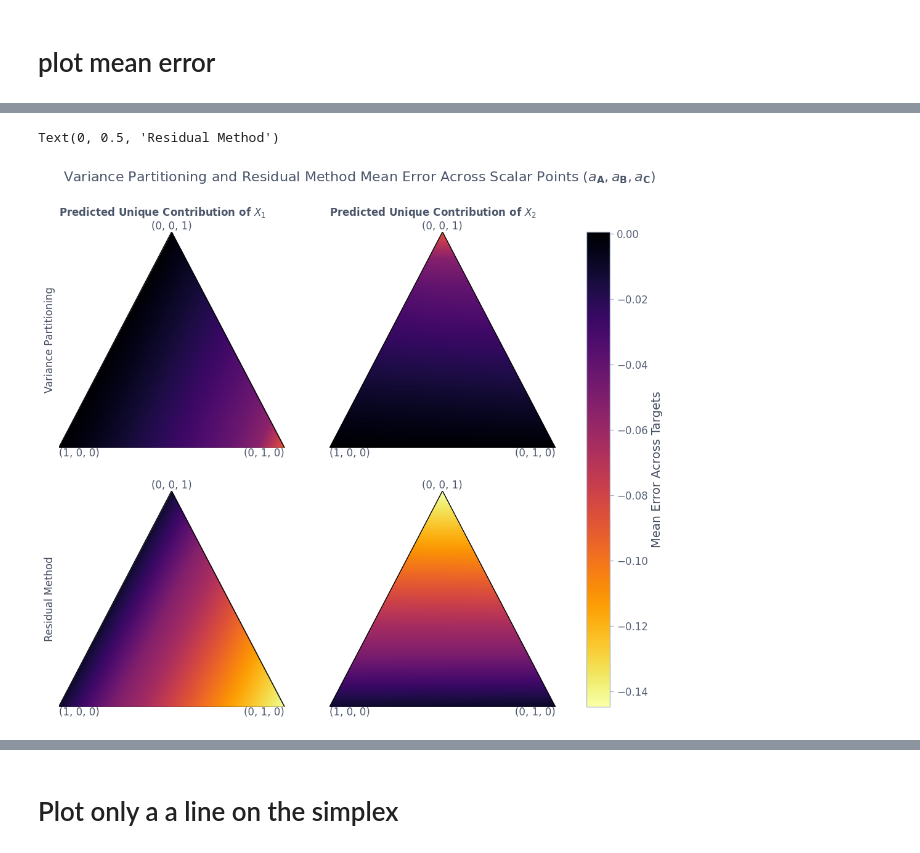
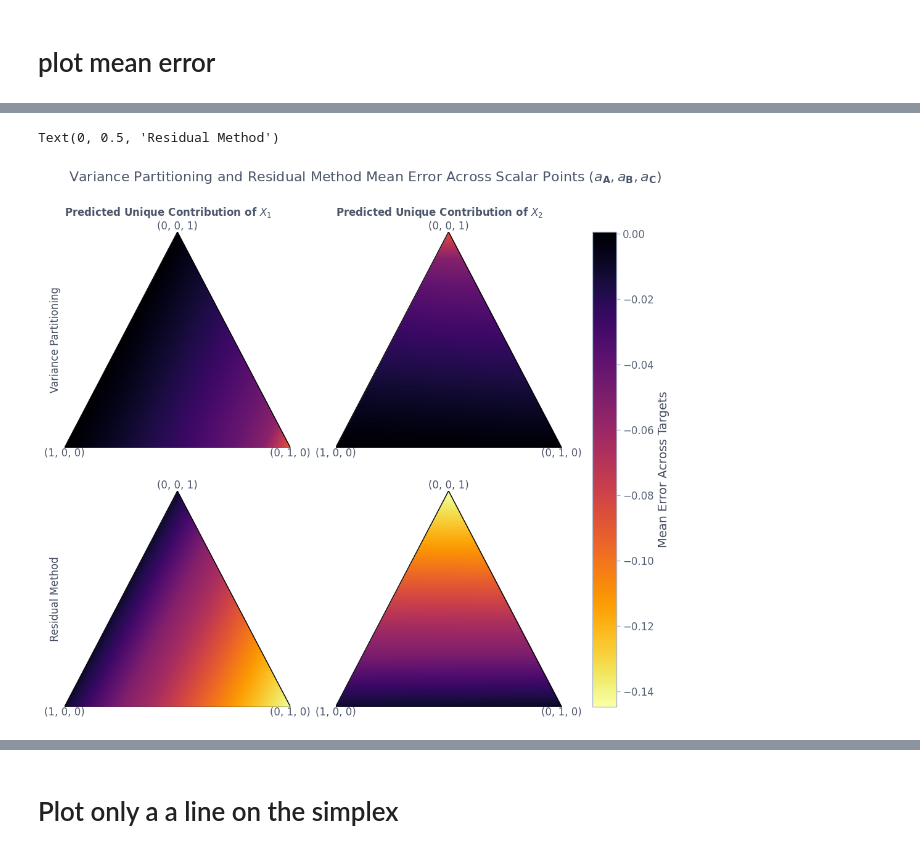
Before and after one commit to leo-schultheiss/compare_variance_residual, a Jupyter notebook: compare_variance_residual/plot_scalars_simplex.ipynb, the cells around one changed output, grey strips where cells are left out. Drawn from its saved outputs; the diff is of its cells as text; code cells hidden in the pictures.

```diff
--- a/compare_variance_residual/plot_scalars_simplex.ipynb
+++ b/compare_variance_residual/plot_scalars_simplex.ipynb
@@ -149,12 +148,9 @@ def plot_simplex(metric_values, interp_type='linear', fig=None, ax=None, min_tot
             ax.scatter(x, y, c=metric_values[i], cmap=cmap, vmin=vmin, vmax=vmax, marker='^')
 
     # Add corner labels
-    ax.text(corners[0, 0], corners[0, 1], corner_labels[0],
-            ha='left', va='top')
-    ax.text(corners[1, 0], corners[1, 1], corner_labels[1],
-            ha='right', va='top')
-    ax.text(corners[2, 0], corners[2, 1], corner_labels[2],
-            ha='center', va='bottom')
+    for i, label in enumerate(corner_labels):
+        ax.text(corners[i, 0], corners[i, 1], corner_labels[i],
+                ha='center', va='bottom' if i == 2 else 'top')
 
     # Remove x and y axes
     ax.set_xticks([])
@@ -262,10 +258,10 @@ plot_simplex(np.random.rand(len(scalars_list)), plot_coords=True)
 # %% [markdown]
 # plot mean error
 # %%
-vp_x1_mean_predicted = []
-vp_x2_mean_errors = []
-rm_x1_mean_predicted = []
-rm_x2_mean_errors = []
+vp_x1_mean_error_predicted = []
+vp_x2_mean_error_predicted = []
+rm_x1_mean_error_predicted = []
+rm_x2_mean_error_predicted = []
 
 vp_x1_std_errors = []
 vp_x2_std_errors = []
@@ -282,10 +278,10 @@ for scalars in scalars_list:
     rm_x1_error = scores["rm_x1_unique_score"] - scalars[1]
     rm_x2_error = scores["rm_x2_unique_score"] - scalars[2]
 
-    vp_x1_mean_predicted.append(vp_x1_error.mean())
-    vp_x2_mean_errors.append(vp_x2_error.mean())
-    rm_x1_mean_predicted.append(rm_x1_error.mean())
-    rm_x2_mean_errors.append(rm_x2_error.mean())
+    vp_x1_mean_error_predicted.append(vp_x1_error.mean())
+    vp_x2_mean_error_predicted.append(vp_x2_error.mean())
+    rm_x1_mean_error_predicted.append(rm_x1_error.mean())
+    rm_x2_mean_error_predicted.append(rm_x2_error.mean())
     vp_x1_std_errors.append(vp_x1_error.std())
     vp_x2_std_errors.append(vp_x2_error.std())
     rm_x1_std_errors.append(rm_x1_error.std())
@@ -332,30 +328,30 @@ Text(0.0, 1.05, 'Residual Method')
 # %%
 fig, axs = plt.subplots(2, 2, figsize=(13, 10))
 
-min_total = min(min(vp_x1_mean_predicted), min(vp_x2_mean_errors), min(rm_x1_mean_predicted), min(rm_x2_mean_errors))
-max_total = max(max(vp_x1_mean_predicted), max(vp_x2_mean_errors), max(rm_x1_mean_predicted), max(rm_x2_mean_errors))
+min_total = min(min(vp_x1_mean_error_predicted), min(vp_x2_mean_error_predicted), min(rm_x1_mean_error_predicted), min(rm_x2_mean_error_predicted))
+max_total = max(max(vp_x1_mean_error_predicted), max(vp_x2_mean_error_predicted), max(rm_x1_mean_error_predicted), max(rm_x2_mean_error_predicted))
 
-_, _, im_vp_x1 = plot_simplex(vp_x1_mean_predicted, ax=axs[0, 0], min_total=min_total, max_total=max_total)
-_, _, im_vp_x2 = plot_simplex(vp_x2_mean_errors, ax=axs[0, 1], min_total=min_total, max_total=max_total)
-_, _, im_rm_x1 = plot_simplex(rm_x1_mean_predicted, ax=axs[1, 0], min_total=min_total, max_total=max_total)
-_, _, im_rm_x2 = plot_simplex(rm_x2_mean_errors, ax=axs[1, 1], min_total=min_total, max_total=max_total)
+_, _, im_vp_x1 = plot_simplex(vp_x1_mean_error_predicted, ax=axs[0, 0], min_total=min_total, max_total=max_total)
+_, _, im_vp_x2 = plot_simplex(vp_x2_mean_error_predicted, ax=axs[0, 1], min_total=min_total, max_total=max_total)
+_, _, im_rm_x1 = plot_simplex(rm_x1_mean_error_predicted, ax=axs[1, 0], min_total=min_total, max_total=max_total)
+_, _, im_rm_x2 = plot_simplex(rm_x2_mean_error_predicted, ax=axs[1, 1], min_total=min_total, max_total=max_total)
 
 # add colorbar based on max values to figure
 cbar = fig.colorbar(im_vp_x1, ax=axs)
 cbar.set_label('Mean Error Across Targets')
 
 fig.suptitle(r"Variance Partitioning and Residual Method Mean Error Across Scalar Points $(a_\mathbf{A}, a_\mathbf{B}, a_\mathbf{C})$", fontsize=16)
 
 # add column wise titles
 axs[0, 0].set_title(r'Predicted Unique Contribution of $X_1$', y=1.05, fontsize=12)
 axs[0, 1].set_title(r'Predicted Unique Contribution of $X_2$', y=1.05, fontsize=12)
 
 # add row titles
 axs[0, 0].set_ylabel(r'Variance Partitioning', fontsize=12)
 axs[1, 0].set_ylabel(r'Residual Method', fontsize=12)
 # %% [output]
 Text(0, 0.5, 'Residual Method')
-[figure, old version]
+[figure, new version]
 # %%
 fig, axs = plt.subplots(2, 2, figsize=(13, 10))
 
```
Also changed, not shown: parts of 9 cells of this notebook.
